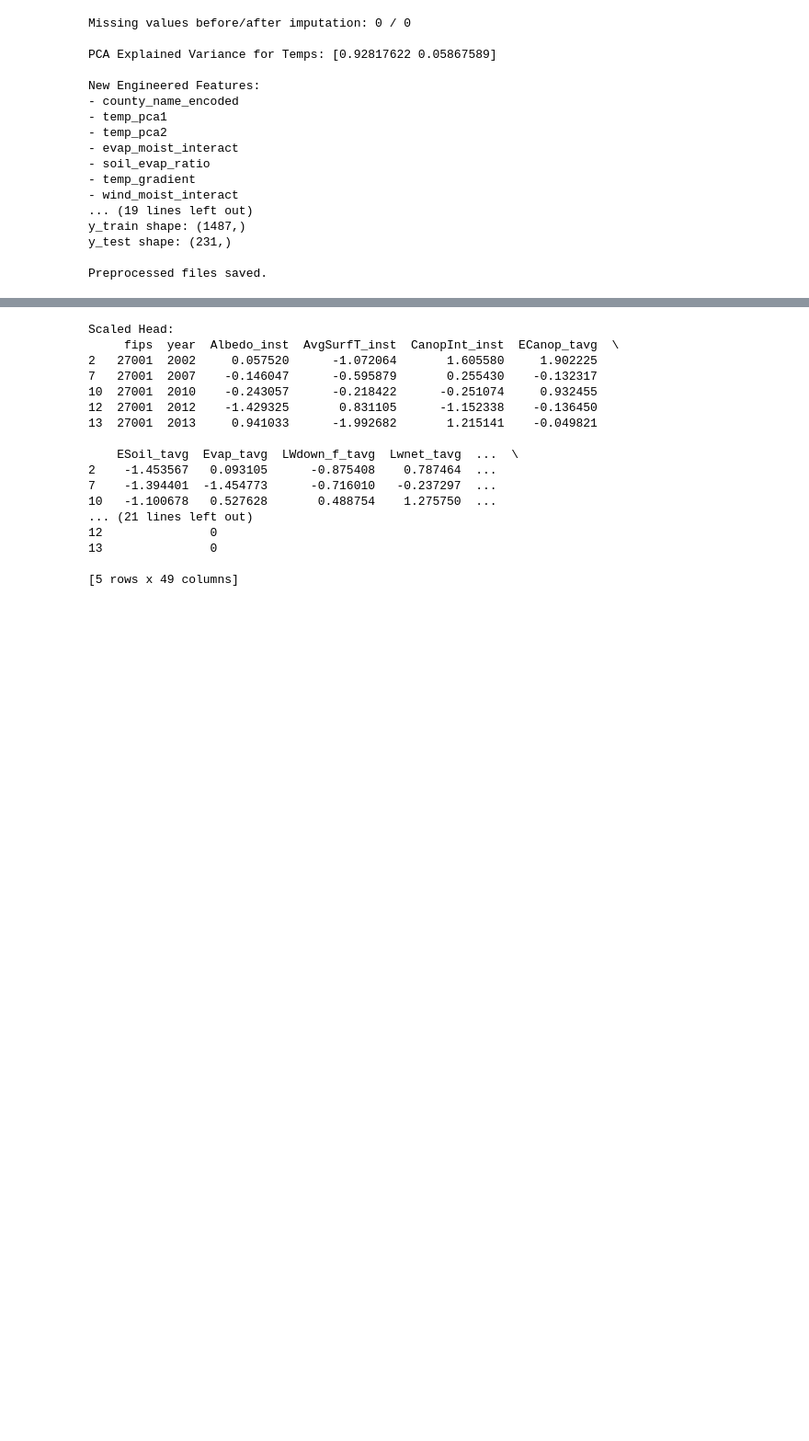
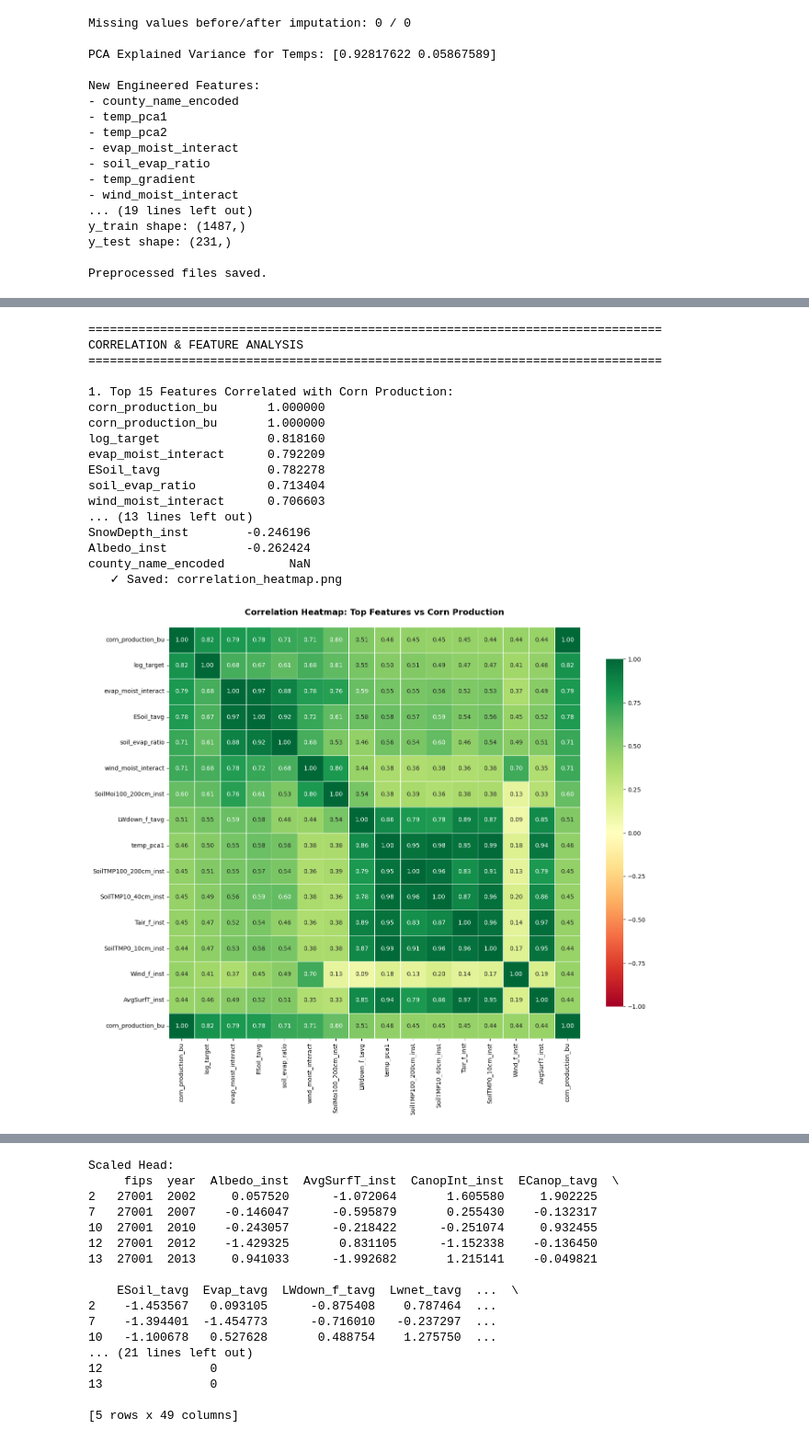
Before and after one commit to Jacob19999/Machine-Learning-Benchmark-for-Predicting-County-Level-Corn-Production, a Jupyter notebook: SatelliteDataNew.ipynb, the cells around one changed output, grey strips where cells are left out. Shown at 92% size. Drawn from its saved outputs; the diff is of its cells as text; code cells hidden in the pictures; blank space fills up the shorter version.

```diff
--- a/SatelliteDataNew.ipynb
+++ b/SatelliteDataNew.ipynb
@@ -1368,0 +1929,79 @@ PCA Head:
+# %%
+# ============================================================================
+# EXPLORATORY DATA ANALYSIS - CORRELATION & FEATURE ANALYSIS
+# ============================================================================
+
+print("\n" + "="*80)
+print("CORRELATION & FEATURE ANALYSIS")
+print("="*80)
+
+# Select top correlated features
+numeric_cols_for_corr = [col for col in df_preprocessed.columns
+                         if col not in ['fips', 'year', 'yield_quartile'] and
+                         df_preprocessed[col].dtype in ['float64', 'int64']]
+
+# Correlation with target (using original scale for interpretation)
+# SIMPLE METHOD: Calculate correlations and create Series from scratch
+corr_matrix_full = df_preprocessed[numeric_cols_for_corr + [TARGET_COL]].corr()
+
+# Get the target column index
+target_idx = list(corr_matrix_full.columns).index(TARGET_COL)
+
+# Extract correlations as a numpy array and create Series manually
+corr_values = corr_matrix_full.iloc[:, target_idx].values
+corr_index = corr_matrix_full.index.values
+
+# Create Series explicitly
+corrs = pd.Series(corr_values, index=corr_index)
+
+# Sort the Series
+corrs = corrs.sort_values(ascending=False)
+print("\n1. Top 15 Features Correlated with Corn Production:")
+print(corrs.head(16).to_string())  # Including target itself
+
+print("\n2. Bottom 5 Features (Lowest Correlation):")
+print(corrs.tail(5).to_string())
+
+# Visualize correlation heatmap for top features
+top_corr_features = corrs.head(16).index.tolist()  # Top 15 + target
+if TARGET_COL in top_corr_features:
+    top_corr_features.remove(TARGET_COL)
+    top_corr_features = top_corr_features[:15]
+
+corr_matrix = df_preprocessed[top_corr_features + [TARGET_COL]].corr()
+
+plt.figure(figsize=(14, 12))
+sns.heatmap(corr_matrix, annot=True, fmt='.2f', cmap='RdYlGn', center=0,
+            square=True, linewidths=0.5, cbar_kws={"shrink": 0.8}, vmin=-1, vmax=1)
+plt.title('Correlation Heatmap: Top Features vs Corn Production', fontsize=14, fontweight='bold', pad=20)
+plt.tight_layout()
+plt.savefig('correlation_heatmap.png', dpi=300, bbox_inches='tight')
+print("   ✓ Saved: correlation_heatmap.png")
+plt.show()
+
+# Feature importance from correlation perspective
+print("\n3. Key Insights from Correlations:")
+print(f"   Strongest positive correlation: {corrs.head(2).index[1]} ({corrs.head(2).values[1]:.3f})")
+print(f"   Strongest negative correlation: {corrs.tail(1).index[0]} ({corrs.tail(1).values[0]:.3f})")
+print(f"   Features with |correlation| > 0.5: {(abs(corrs) > 0.5).sum() - 1}")  # -1 for target itself
+print(f"   Features with |correlation| > 0.3: {(abs(corrs) > 0.3).sum() - 1}")
+print(f"   Features with |correlation| < 0.1: {(abs(corrs) < 0.1).sum() - 1}")
+# %% [output]
+================================================================================
+CORRELATION & FEATURE ANALYSIS
+================================================================================
+
+1. Top 15 Features Correlated with Corn Production:
+corn_production_bu       1.000000
+corn_production_bu       1.000000
+log_target               0.818160
+evap_moist_interact      0.792209
+ESoil_tavg               0.782278
+soil_evap_ratio          0.713404
+wind_moist_interact      0.706603
+... (13 lines left out)
+SnowDepth_inst        -0.246196
+Albedo_inst           -0.262424
+county_name_encoded         NaN
+   ✓ Saved: correlation_heatmap.png
+[figure, added]
```
Also changed, not shown: parts of 18 cells of this notebook, 14 other files.
